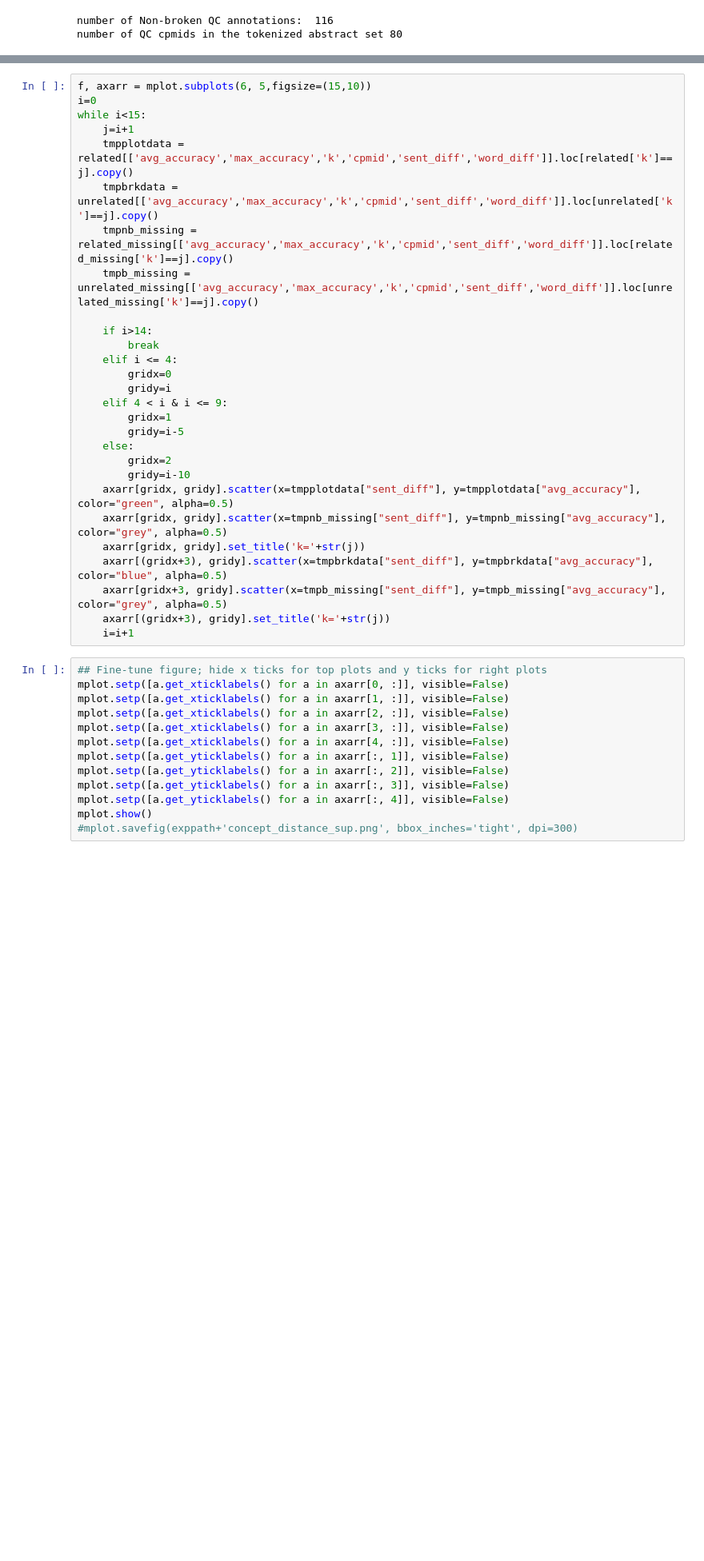
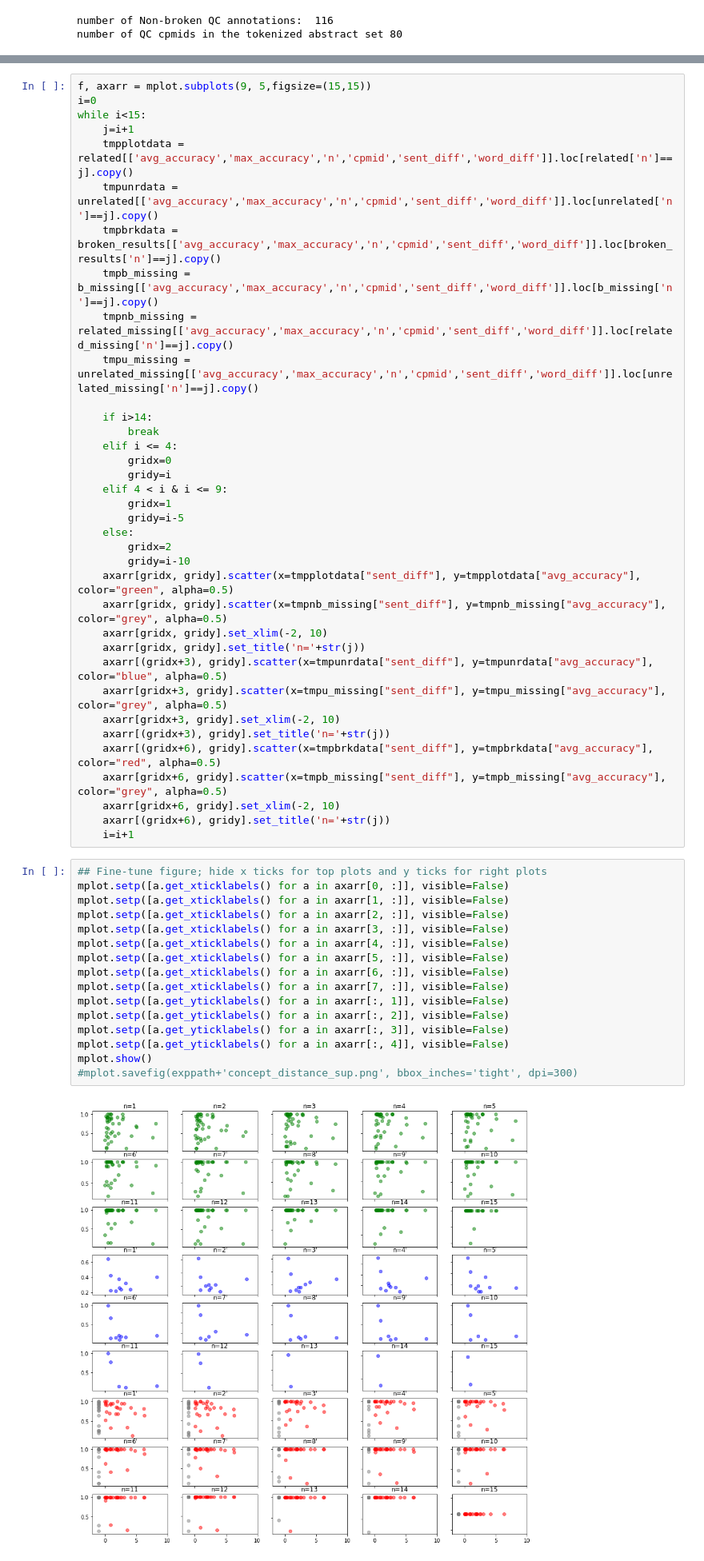
Before and after one commit to SuLab/M2C_rel_nb, a Jupyter notebook: Figure 4 and Supp Fig 3. Concept Distance and Relationship Annotation.ipynb, the cells around one changed output, grey strips where cells are left out. Shown: that part at 80% size. Cells and saved outputs as stored; diff of their text form; blank space fills up the shorter version.

```diff
--- a/Figure 4 and Supp Fig 3. Concept Distance and Relationship Annotation.ipynb
+++ b/Figure 4 and Supp Fig 3. Concept Distance and Relationship Annotation.ipynb
@@ -487,14 +462,16 @@ mplot.show()
 ### Supplemental Figure
 Check to see if there's a different distribution for concepts which were deemed to be unrelated vs 'non-broken' concepts that were deemed to be related.  Since there are only 11 cpmids in the quality checked set deemed to be unrelated, this is extra step is not included in the main analysis but instead treated as a supplemental analysis.
 # %%
-f, axarr = mplot.subplots(6, 5,figsize=(15,10))
+f, axarr = mplot.subplots(9, 5,figsize=(15,15))
 i=0
 while i<15:
     j=i+1
-    tmpplotdata = related[['avg_accuracy','max_accuracy','k','cpmid','sent_diff','word_diff']].loc[related['k']==j].copy()
-    tmpbrkdata = unrelated[['avg_accuracy','max_accuracy','k','cpmid','sent_diff','word_diff']].loc[unrelated['k']==j].copy()
-    tmpnb_missing = related_missing[['avg_accuracy','max_accuracy','k','cpmid','sent_diff','word_diff']].loc[related_missing['k']==j].copy()
-    tmpb_missing = unrelated_missing[['avg_accuracy','max_accuracy','k','cpmid','sent_diff','word_diff']].loc[unrelated_missing['k']==j].copy()
+    tmpplotdata = related[['avg_accuracy','max_accuracy','n','cpmid','sent_diff','word_diff']].loc[related['n']==j].copy()
+    tmpunrdata = unrelated[['avg_accuracy','max_accuracy','n','cpmid','sent_diff','word_diff']].loc[unrelated['n']==j].copy()
+    tmpbrkdata = broken_results[['avg_accuracy','max_accuracy','n','cpmid','sent_diff','word_diff']].loc[broken_results['n']==j].copy()
+    tmpb_missing = b_missing[['avg_accuracy','max_accuracy','n','cpmid','sent_diff','word_diff']].loc[b_missing['n']==j].copy()
+    tmpnb_missing = related_missing[['avg_accuracy','max_accuracy','n','cpmid','sent_diff','word_diff']].loc[related_missing['n']==j].copy()
+    tmpu_missing = unrelated_missing[['avg_accuracy','max_accuracy','n','cpmid','sent_diff','word_diff']].loc[unrelated_missing['n']==j].copy()
 
     if i>14:
         break
@@ -509,21 +486,32 @@ while i<15:
         gridy=i-10
     axarr[gridx, gridy].scatter(x=tmpplotdata["sent_diff"], y=tmpplotdata["avg_accuracy"], color="green", alpha=0.5)
     axarr[gridx, gridy].scatter(x=tmpnb_missing["sent_diff"], y=tmpnb_missing["avg_accuracy"], color="grey", alpha=0.5)
-    axarr[gridx, gridy].set_title('k='+str(j))
-    axarr[(gridx+3), gridy].scatter(x=tmpbrkdata["sent_diff"], y=tmpbrkdata["avg_accuracy"], color="blue", alpha=0.5)
-    axarr[gridx+3, gridy].scatter(x=tmpb_missing["sent_diff"], y=tmpb_missing["avg_accuracy"], color="grey", alpha=0.5)
-    axarr[(gridx+3), gridy].set_title('k='+str(j))
+    axarr[gridx, gridy].set_xlim(-2, 10)
+    axarr[gridx, gridy].set_title('n='+str(j))
+    axarr[(gridx+3), gridy].scatter(x=tmpunrdata["sent_diff"], y=tmpunrdata["avg_accuracy"], color="blue", alpha=0.5)
+    axarr[gridx+3, gridy].scatter(x=tmpu_missing["sent_diff"], y=tmpu_missing["avg_accuracy"], color="grey", alpha=0.5)
+    axarr[gridx+3, gridy].set_xlim(-2, 10)
+    axarr[(gridx+3), gridy].set_title('n='+str(j))
+    axarr[(gridx+6), gridy].scatter(x=tmpbrkdata["sent_diff"], y=tmpbrkdata["avg_accuracy"], color="red", alpha=0.5)
+    axarr[gridx+6, gridy].scatter(x=tmpb_missing["sent_diff"], y=tmpb_missing["avg_accuracy"], color="grey", alpha=0.5)
+    axarr[gridx+6, gridy].set_xlim(-2, 10)
+    axarr[(gridx+6), gridy].set_title('n='+str(j))
     i=i+1
 # %%
 ## Fine-tune figure; hide x ticks for top plots and y ticks for right plots
 mplot.setp([a.get_xticklabels() for a in axarr[0, :]], visible=False)
 mplot.setp([a.get_xticklabels() for a in axarr[1, :]], visible=False)
 mplot.setp([a.get_xticklabels() for a in axarr[2, :]], visible=False)
 mplot.setp([a.get_xticklabels() for a in axarr[3, :]], visible=False)
 mplot.setp([a.get_xticklabels() for a in axarr[4, :]], visible=False)
+mplot.setp([a.get_xticklabels() for a in axarr[5, :]], visible=False)
+mplot.setp([a.get_xticklabels() for a in axarr[6, :]], visible=False)
+mplot.setp([a.get_xticklabels() for a in axarr[7, :]], visible=False)
 mplot.setp([a.get_yticklabels() for a in axarr[:, 1]], visible=False)
 mplot.setp([a.get_yticklabels() for a in axarr[:, 2]], visible=False)
 mplot.setp([a.get_yticklabels() for a in axarr[:, 3]], visible=False)
 mplot.setp([a.get_yticklabels() for a in axarr[:, 4]], visible=False)
 mplot.show()
 #mplot.savefig(exppath+'concept_distance_sup.png', bbox_inches='tight', dpi=300)
+# %% [output]
+[figure, added]
```
Also changed, not shown: parts of 12 cells of this notebook.
